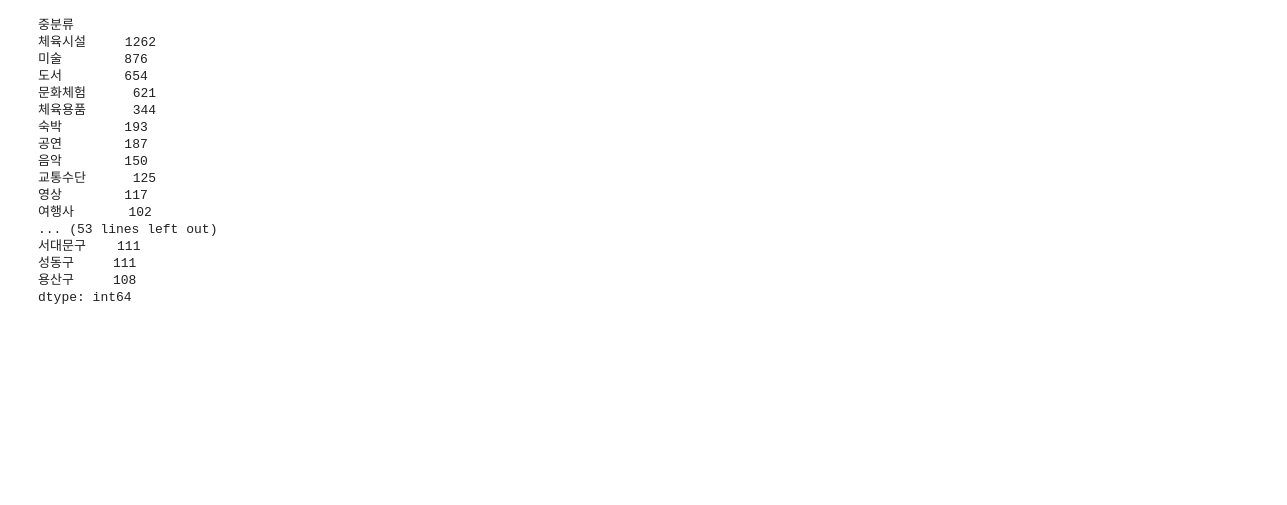
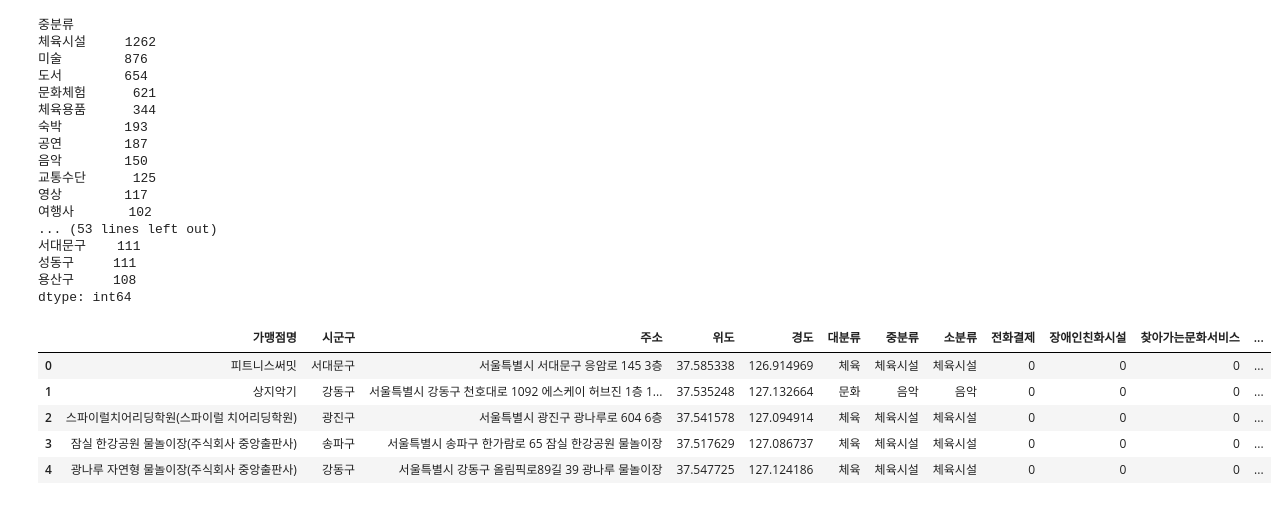
Before and after one commit to JHPark-kor/Oracle-Project, a Jupyter notebook: analysis_table/notebooks/04_mnc_store_master.ipynb, the cells around one changed output. Saved outputs shown, nothing was run; the diff lists cells and outputs as text; code cells hidden in the pictures; blank space fills up the shorter version.

```diff
--- a/analysis_table/notebooks/04_mnc_store_master.ipynb
+++ b/analysis_table/notebooks/04_mnc_store_master.ipynb
@@ -553,3 +594,13 @@ store_seoul.to_file(OUTPUT_PATH / "서울시_문화누리카드_가맹점_2026.g
 성동구     111
 용산구     108
 dtype: int64
+# %%
+a = gpd.read_file(OUTPUT_PATH / "서울시_문화누리카드_가맹점_2026.gpkg")
+a.head()
+# %% [output]
+|  | 가맹점명 | 시군구 | 주소 | 위도 | 경도 | 대분류 | 중분류 | 소분류 | 전화결제 | 장애인친화시설 | 찾아가는문화서비스 | ... |
+| 0 | 피트니스써밋 | 서대문구 | 서울특별시 서대문구 응암로 145 3층 | 37.585338 | 126.914969 | 체육 | 체육시설 | 체육시설 | 0 | 0 | 0 | ... |
+| 1 | 상지악기 | 강동구 | 서울특별시 강동구 천호대로 1092 에스케이 허브진 1층 1... | 37.535248 | 127.132664 | 문화 | 음악 | 음악 | 0 | 0 | 0 | ... |
+| 2 | 스파이럴치어리딩학원(스파이럴 치어리딩학원) | 광진구 | 서울특별시 광진구 광나루로 604 6층 | 37.541578 | 127.094914 | 체육 | 체육시설 | 체육시설 | 0 | 0 | 0 | ... |
+| 3 | 잠실 한강공원 물놀이장(주식회사 중앙출판사) | 송파구 | 서울특별시 송파구 한가람로 65 잠실 한강공원 물놀이장 | 37.517629 | 127.086737 | 체육 | 체육시설 | 체육시설 | 0 | 0 | 0 | ... |
+| 4 | 광나루 자연형 물놀이장(주식회사 중앙출판사) | 강동구 | 서울특별시 강동구 올림픽로89길 39 광나루 물놀이장 | 37.547725 | 127.124186 | 체육 | 체육시설 | 체육시설 | 0 | 0 | 0 | ... |
```
Also changed, not shown: parts of 1 cell of this notebook, 1 other file.
